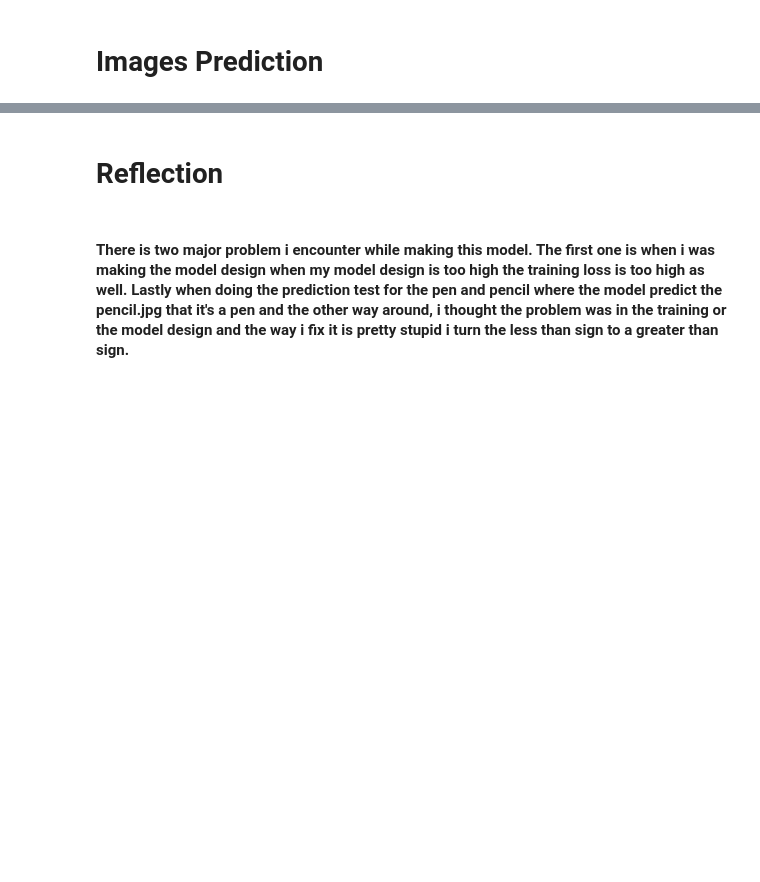
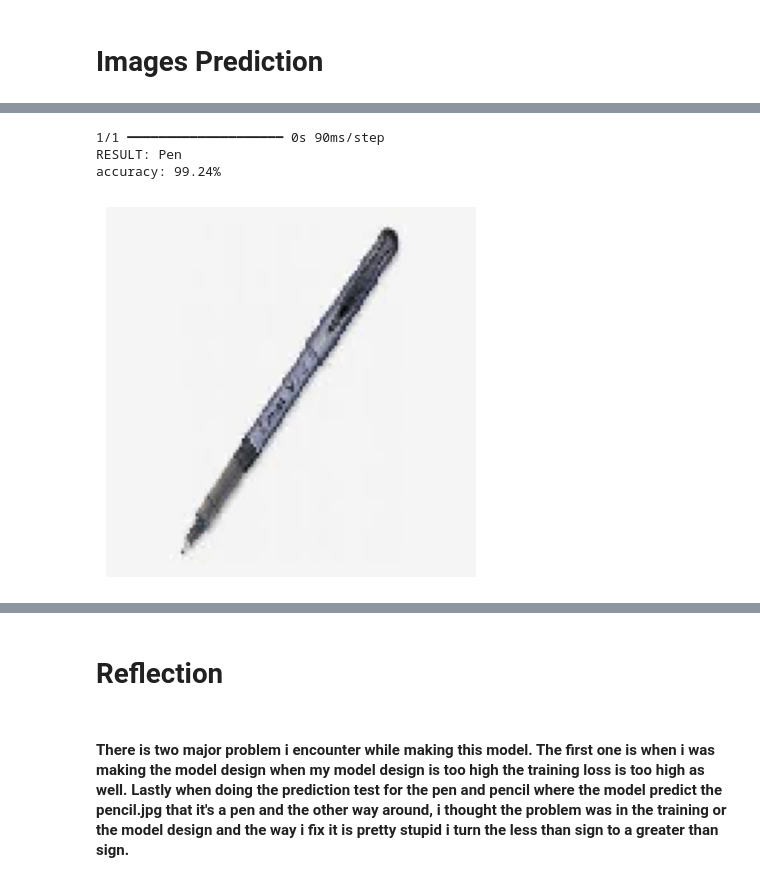
Before and after one commit to Tovi-Rufin-M/AI, a Jupyter notebook: Activity/CNN.ipynb, the cells around one changed output, grey strips where cells are left out. Drawn from its saved outputs; the diff is of its cells as text; code cells hidden in the pictures; blank space fills up the shorter version.

```diff
--- a/Activity/CNN.ipynb
+++ b/Activity/CNN.ipynb
@@ -274,0 +277,32 @@ accuracy: 98.51%
+# %%
+image_path = 'val/pen2.jpg'
+
+img = tf.keras.utils.load_img(
+    image_path, target_size=(128, 128)
+)
+
+img_array = tf.keras.utils.img_to_array(img)
+
+img_array = tf.expand_dims(img_array, 0)
+
+img_array = img_array / 255.0
+
+predictions = model.predict(img_array)
+score = predictions[0][0]
+
+if score > 0.5:
+    print(f"RESULT: Pencil")
+    print(f"accuracy: {100 * score:.2f}%")
+else:
+    print(f"RESULT: Pen")
+    print(f"accuracy: {100 * (1 - score):.2f}%")
+
+import matplotlib.pyplot as plt
+plt.imshow(img)
+plt.axis('off')
+plt.show()
+# %% [output]
+1/1 ━━━━━━━━━━━━━━━━━━━━ 0s 90ms/step
+RESULT: Pen
+accuracy: 99.24%
+[figure, added]
```
Also changed, not shown: parts of 9 cells of this notebook, 13 other files.
